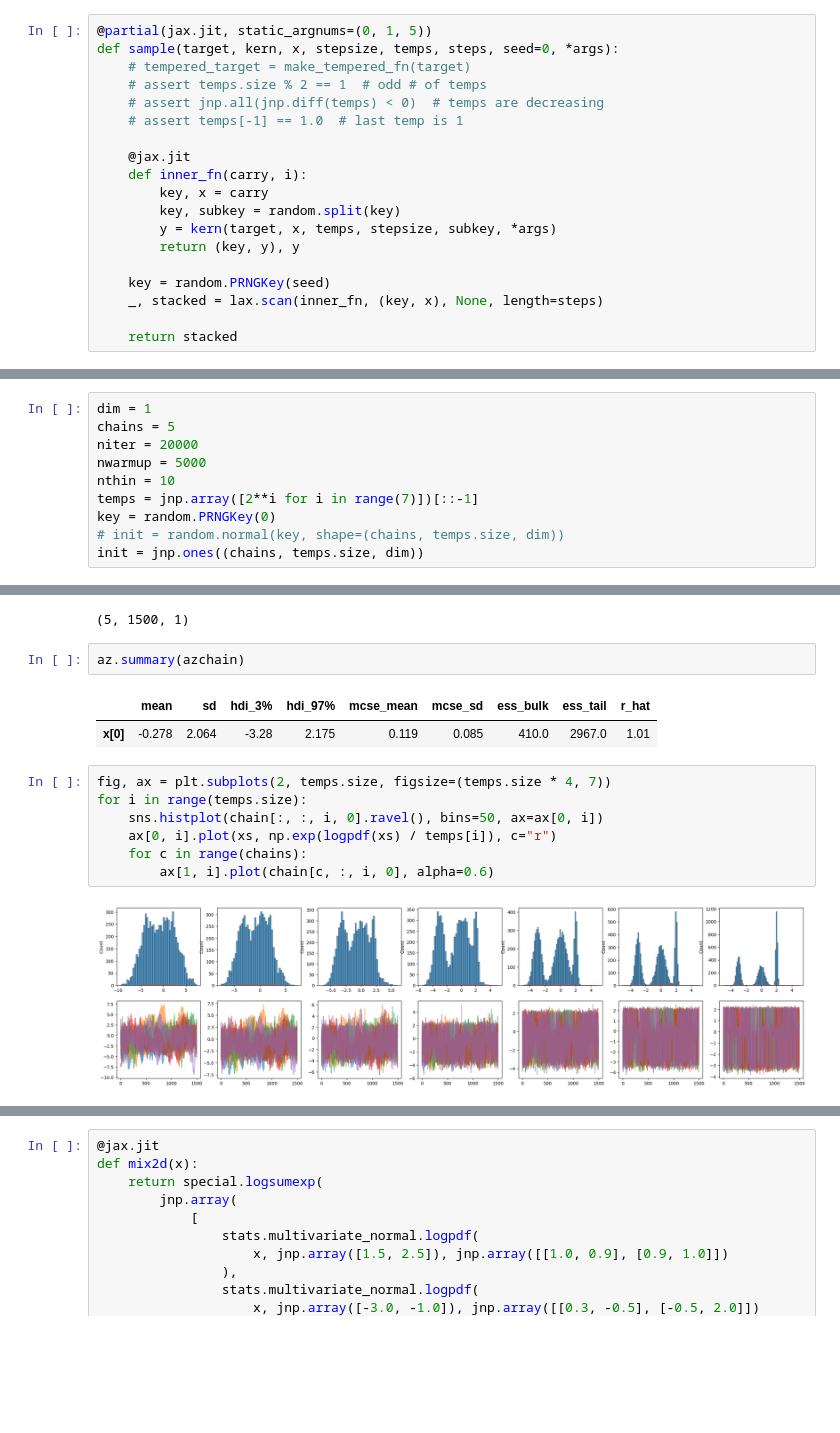
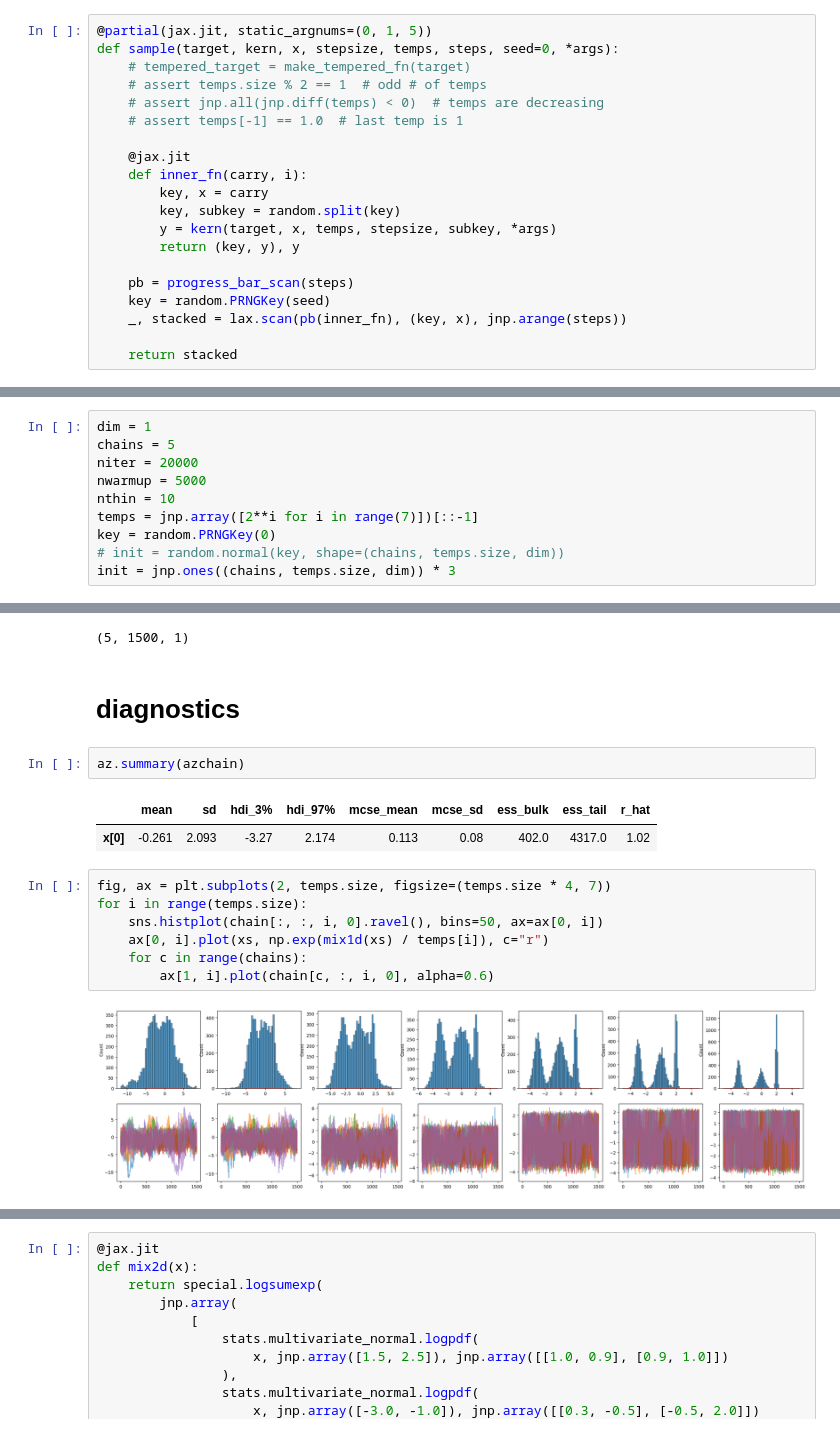
Before and after one commit to al-jshen/sampling, a Jupyter notebook: notebooks/tempering.ipynb, the cells around one changed output, grey strips where cells are left out. Cells and saved outputs as stored; diff of their text form; blank space fills up the shorter version.

```diff
--- a/notebooks/tempering.ipynb
+++ b/notebooks/tempering.ipynb
@@ -124,7 +130,8 @@ def sample(target, kern, x, stepsize, temps, steps, seed=0, *args):
         y = kern(target, x, temps, stepsize, subkey, *args)
         return (key, y), y
 
+    pb = progress_bar_scan(steps)
     key = random.PRNGKey(seed)
-    _, stacked = lax.scan(inner_fn, (key, x), None, length=steps)
+    _, stacked = lax.scan(pb(inner_fn), (key, x), jnp.arange(steps))
 
     return stacked
@@ -137,7 +146,7 @@ nthin = 10
 temps = jnp.array([2**i for i in range(7)])[::-1]
 key = random.PRNGKey(0)
 # init = random.normal(key, shape=(chains, temps.size, dim))
-init = jnp.ones((chains, temps.size, dim))
+init = jnp.ones((chains, temps.size, dim)) * 3
 # %%
 sample(mix1d, rwmh, init[0], 0.1, temps, niter, 0).shape
 # %% [output]
@@ -151,20 +162,22 @@ azchain = dict(x=chain[:, :, -1, :])
 azchain["x"].shape
 # %% [output]
 (5, 1500, 1)
+# %% [markdown]
+# diagnostics
 # %%
 az.summary(azchain)
 # %% [output]
 |  | mean | sd | hdi_3% | hdi_97% | mcse_mean | mcse_sd | ess_bulk | ess_tail | r_hat |
-| x[0] | -0.278 | 2.064 | -3.28 | 2.175 | 0.119 | 0.085 | 410.0 | 2967.0 | 1.01 |
+| x[0] | -0.261 | 2.093 | -3.27 | 2.174 | 0.113 | 0.08 | 402.0 | 4317.0 | 1.02 |
 # %%
 fig, ax = plt.subplots(2, temps.size, figsize=(temps.size * 4, 7))
 for i in range(temps.size):
     sns.histplot(chain[:, :, i, 0].ravel(), bins=50, ax=ax[0, i])
-    ax[0, i].plot(xs, np.exp(logpdf(xs) / temps[i]), c="r")
+    ax[0, i].plot(xs, np.exp(mix1d(xs) / temps[i]), c="r")
     for c in range(chains):
         ax[1, i].plot(chain[c, :, i, 0], alpha=0.6)
 # %% [output]
-[figure, old version]
+[figure, new version]
 # %%
 sns.histplot(chain[:, :, -1, :].ravel(), stat="density", bins=40)
 plt.plot(xs, np.exp(ys) / 3, c="r")
```
Also changed, not shown: parts of 20 cells of this notebook, 1 other file.
